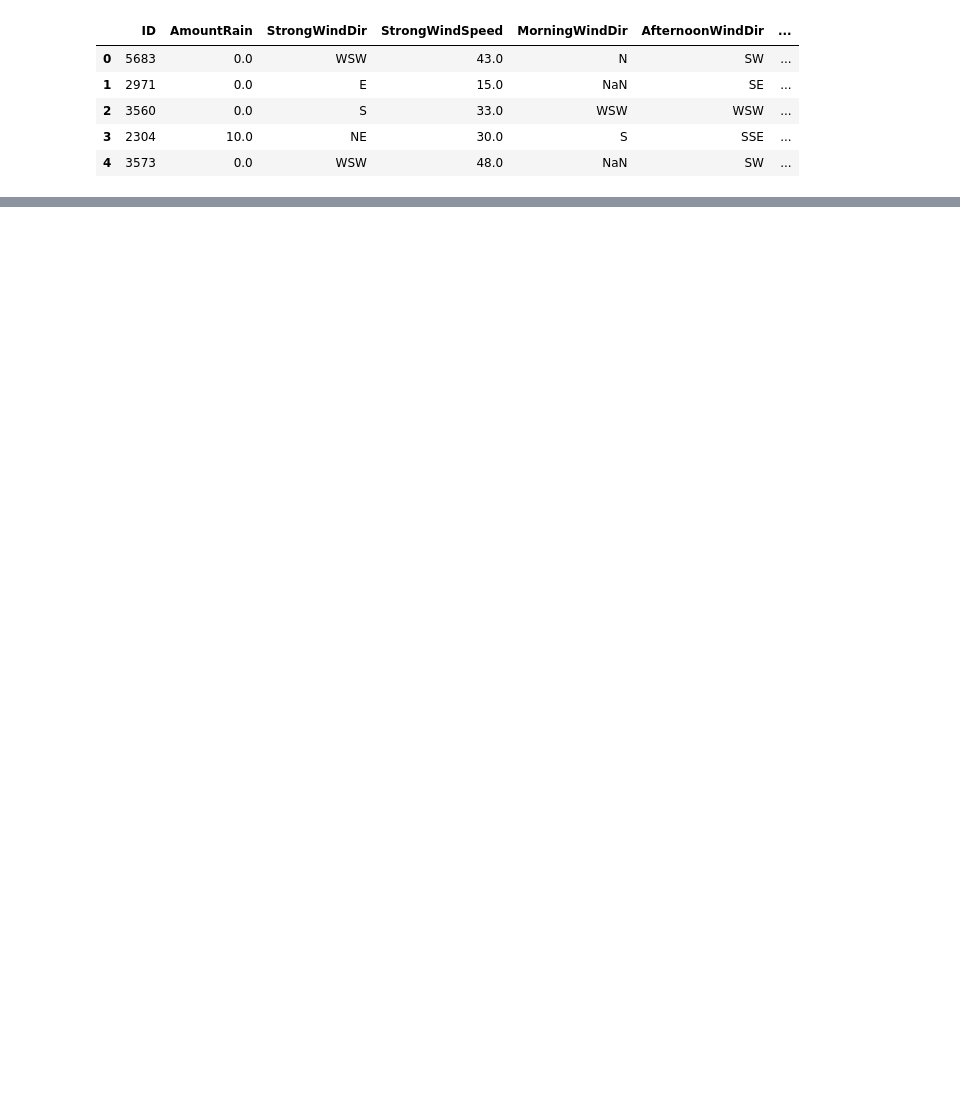
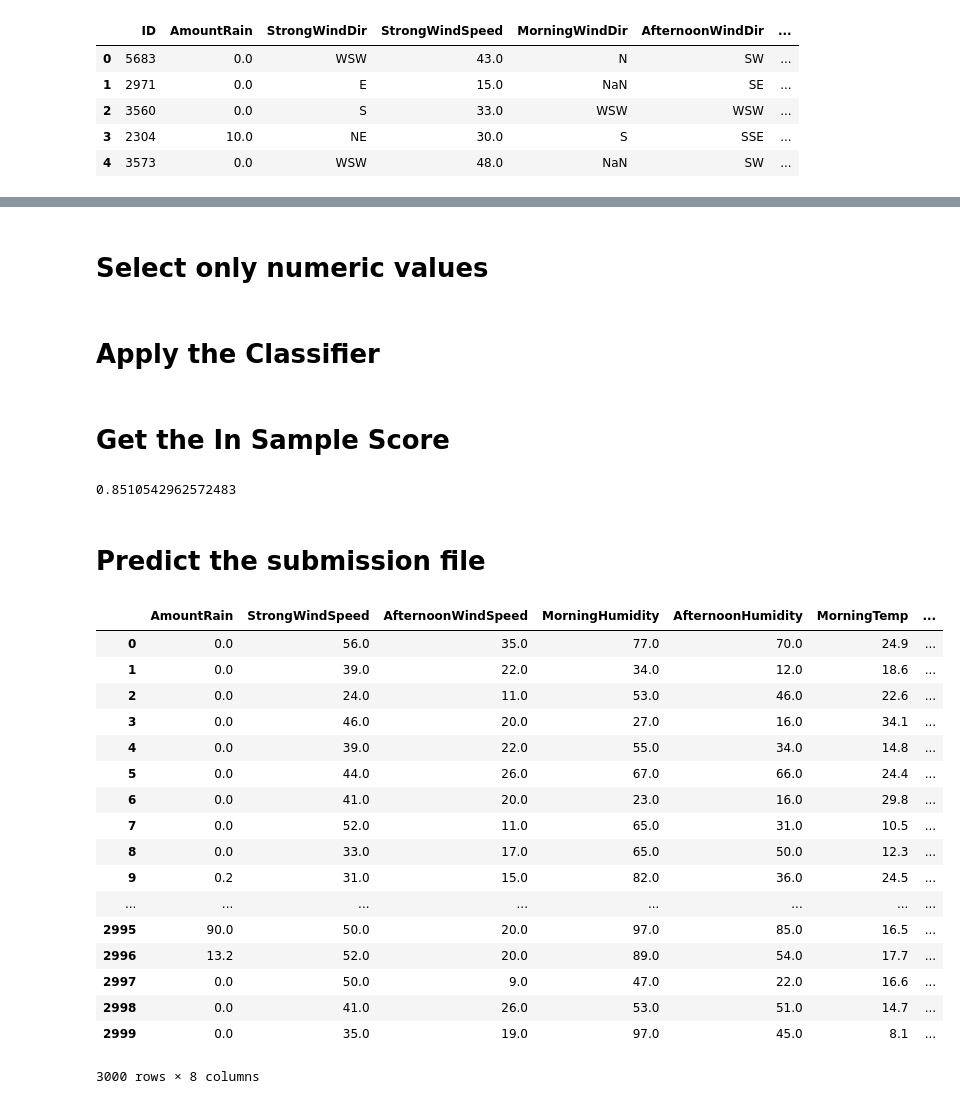
Before and after one commit to UrbanoFonseca/topsecret_hackathon, a Jupyter notebook: Example Notebook - Hackathon#1 (Binary Classification).ipynb, the cells around one changed output, grey strips where cells are left out. Cells and saved outputs as stored; diff of their text form; code cells hidden in the pictures; blank space fills up the shorter version.

```diff
--- a/Example Notebook - Hackathon#1 (Binary Classification).ipynb
+++ b/Example Notebook - Hackathon#1 (Binary Classification).ipynb
@@ -46,0 +70,33 @@ train.head()
+# %%
+# Get the list of categorical and numerical columns.
+categoricals = X.select_dtypes(include=['object'])
+categoricals = list(categoricals.columns)
+
+numericals = X.select_dtypes(exclude=['object'])
+numericals = list(numericals.columns)
+
+
+def fill_nas(_df_train, _df_cv, _df_test, _final_test, categoricals, numericals):
+    # _df_test is the training subset designed for testing
+    # _final_test is the testing dataset
+    _df_train = _df_train.copy()
+    _df_cv = _df_cv.copy()
+    _df_test = _df_test.copy()
+    _final_test = _final_test.copy()
+
+    for c in categoricals:
+        _df_train[c] = _df_train[c].fillna('unknown')
+        _df_cv[c] = _df_cv[c].fillna('unknown')
+        _df_test[c] = _df_test[c].fillna('unknown')
+        _final_test[c] = _final_test[c].fillna('unknown')
+
+    for n in numericals:
+        median = _df_train[n].median()
+        _df_train[n] = _df_train[n].fillna(median)
+        _df_cv[n] = _df_cv[n].fillna(median)
+        _df_test[n] = _df_test[n].fillna(median)
+        _final_test[n] = _final_test[n].fillna(median)
+
+    return _df_train, _df_cv, _df_test, _final_test
+
+X_train, X_cv, X_test, test = fill_nas(X_train, X_cv, X_test, test, categoricals, numericals)
@@ -63,0 +115,10 @@ Text(0.5,1,'Y Imbalanced Dataset')
+# %% [markdown]
+# Select only numeric values
+# %%
+# Select only the numeric inputs
+X_train = X_train.select_dtypes(include=[np.number])
+X_cv = X_cv.select_dtypes(include=[np.number])
+X_test = X_test.select_dtypes(include=[np.number])
+test = test.select_dtypes(include=[np.number])
+# %% [markdown]
+# Apply the Classifier
@@ -63,0 +131,31 @@ Text(0.5,1,'Y Imbalanced Dataset')
+# %% [markdown]
+# Get the In Sample Score
+# %%
+from sklearn.metrics import roc_auc_score
+
+roc_auc_score(y_test, probas)
+# %% [output]
+0.8510542962572483
+# %% [markdown]
+# Predict the submission file
+# %%
+test
+# %% [output]
+|  | AmountRain | StrongWindSpeed | AfternoonWindSpeed | MorningHumidity | AfternoonHumidity | MorningTemp | ... |
+| 0 | 0.0 | 56.0 | 35.0 | 77.0 | 70.0 | 24.9 | ... |
+| 1 | 0.0 | 39.0 | 22.0 | 34.0 | 12.0 | 18.6 | ... |
+| 2 | 0.0 | 24.0 | 11.0 | 53.0 | 46.0 | 22.6 | ... |
+| 3 | 0.0 | 46.0 | 20.0 | 27.0 | 16.0 | 34.1 | ... |
+| 4 | 0.0 | 39.0 | 22.0 | 55.0 | 34.0 | 14.8 | ... |
+| 5 | 0.0 | 44.0 | 26.0 | 67.0 | 66.0 | 24.4 | ... |
+| 6 | 0.0 | 41.0 | 20.0 | 23.0 | 16.0 | 29.8 | ... |
+| 7 | 0.0 | 52.0 | 11.0 | 65.0 | 31.0 | 10.5 | ... |
+| 8 | 0.0 | 33.0 | 17.0 | 65.0 | 50.0 | 12.3 | ... |
+| 9 | 0.2 | 31.0 | 15.0 | 82.0 | 36.0 | 24.5 | ... |
+| ... | ... | ... | ... | ... | ... | ... | ... |
+| 2995 | 90.0 | 50.0 | 20.0 | 97.0 | 85.0 | 16.5 | ... |
+| 2996 | 13.2 | 52.0 | 20.0 | 89.0 | 54.0 | 17.7 | ... |
+| 2997 | 0.0 | 50.0 | 9.0 | 47.0 | 22.0 | 16.6 | ... |
+| 2998 | 0.0 | 41.0 | 26.0 | 53.0 | 51.0 | 14.7 | ... |
+| 2999 | 0.0 | 35.0 | 19.0 | 97.0 | 45.0 | 8.1 | ... |
+3000 rows × 8 columns
```
Also changed, not shown: parts of 13 cells of this notebook.
